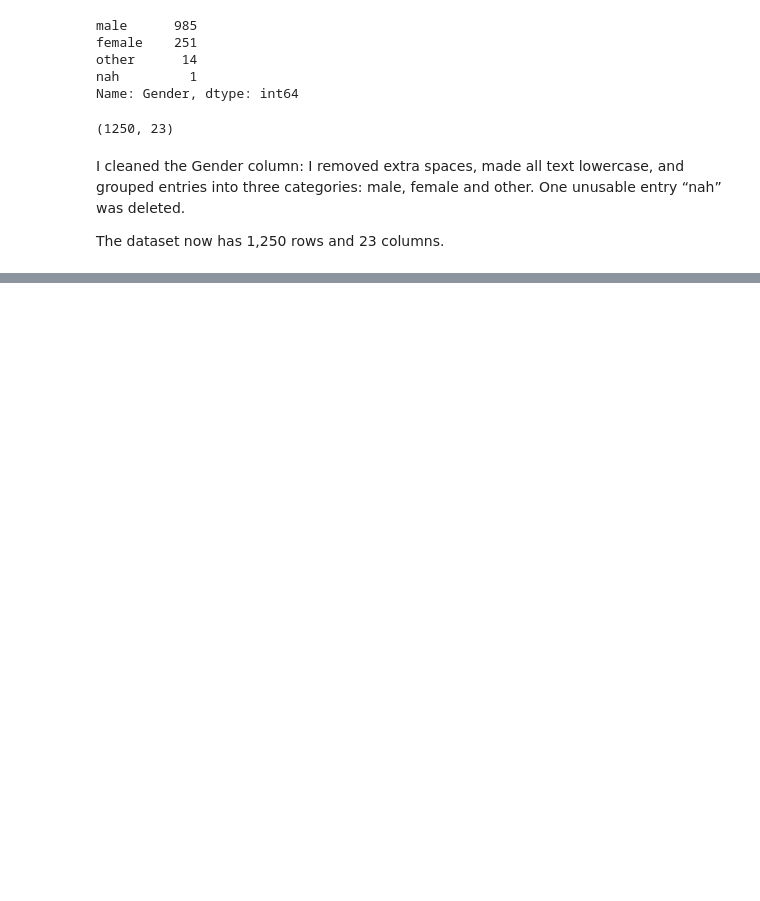
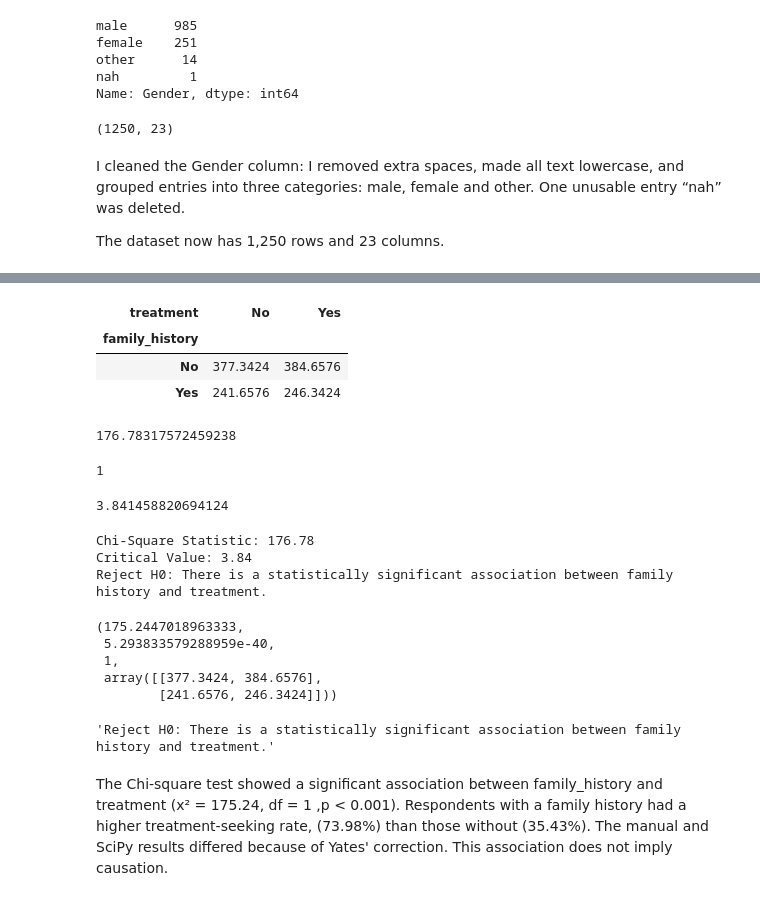
Before and after one commit to Huiyan-Li/CA1_Machine_Learning_Sept_2026, a Jupyter notebook: Huiyan_LI_2026466_Machine_learning_CA1.ipynb, the cells around one changed output, grey strips where cells are left out. Saved outputs shown, nothing was run; the diff lists cells and outputs as text; code cells hidden in the pictures; blank space fills up the shorter version.

```diff
--- a/Huiyan_LI_2026466_Machine_learning_CA1.ipynb
+++ b/Huiyan_LI_2026466_Machine_learning_CA1.ipynb
@@ -456,0 +511,7 @@ The dataset now has 1,250 rows and 23 columns.
+# %%
+# Calculate row totals, column totals, and grand total
+row_totals = observed_df.sum(axis=1)
+column_totals = observed_df.sum(axis=0)
+grand_total = observed_df.sum().sum()
+
+row_totals, column_totals, grand_total
@@ -456,0 +528,37 @@ The dataset now has 1,250 rows and 23 columns.
+# %%
+expected = np.outer(row_totals, column_totals) / grand_total
+
+expected_df = pd.DataFrame(
+    expected,
+    columns=observed_df.columns,
+    index=observed_df.index)
+
+expected_df
+# %% [output]
+| treatment | No | Yes |
+| family_history |  |  |
+| No | 377.3424 | 384.6576 |
+| Yes | 241.6576 | 246.3424 |
+# %%
+chi2_stat_manual = np.sum((observed_df.values - expected_df.values) ** 2 / expected_df.values)
+
+chi2_stat_manual
+# %% [output]
+176.78317572459238
+# %%
+# Calculate degrees of freedom
+dof = (2 - 1) * (2 - 1)
+
+dof
+# %% [output]
+1
+# %%
+# Significance level
+alpha = 0.05
+
+# Calculate the critical value
+critical_value = chi2.ppf(1 - alpha, dof)
+
+critical_value
+# %% [output]
+3.841458820694124
@@ -456,0 +575,17 @@ The dataset now has 1,250 rows and 23 columns.
+# %%
+print(result)
+# %% [output]
+Chi-Square Statistic: 176.78
+Critical Value: 3.84
+Reject H0: There is a statistically significant association between family history and treatment.
+# %%
+# Calculate the Chi-square statistic and p-value using SciPy
+chi2_stat, p_value, df_scipy, expected_scipy = chi2_contingency(observed_df)
+
+chi2_stat, p_value, df_scipy, expected_scipy
+# %% [output]
+(175.2447018963333,
+ 5.293833579288959e-40,
+ 1,
+ array([[377.3424, 384.6576],
+        [241.6576, 246.3424]]))
@@ -456,0 +597,6 @@ The dataset now has 1,250 rows and 23 columns.
+# %%
+result
+# %% [output]
+'Reject H0: There is a statistically significant association between family history and treatment.'
+# %% [markdown]
+The Chi-square test showed a significant association between family_history and treatment (x² = 175.24, df = 1 ,p < 0.001). Respondents with a family history had a higher treatment-seeking rate, (73.98%) than those without (35.43%). The manual and SciPy results differed because of Yates' correction. This association does not imply causation.
```
Also changed, not shown: parts of 21 cells of this notebook.
